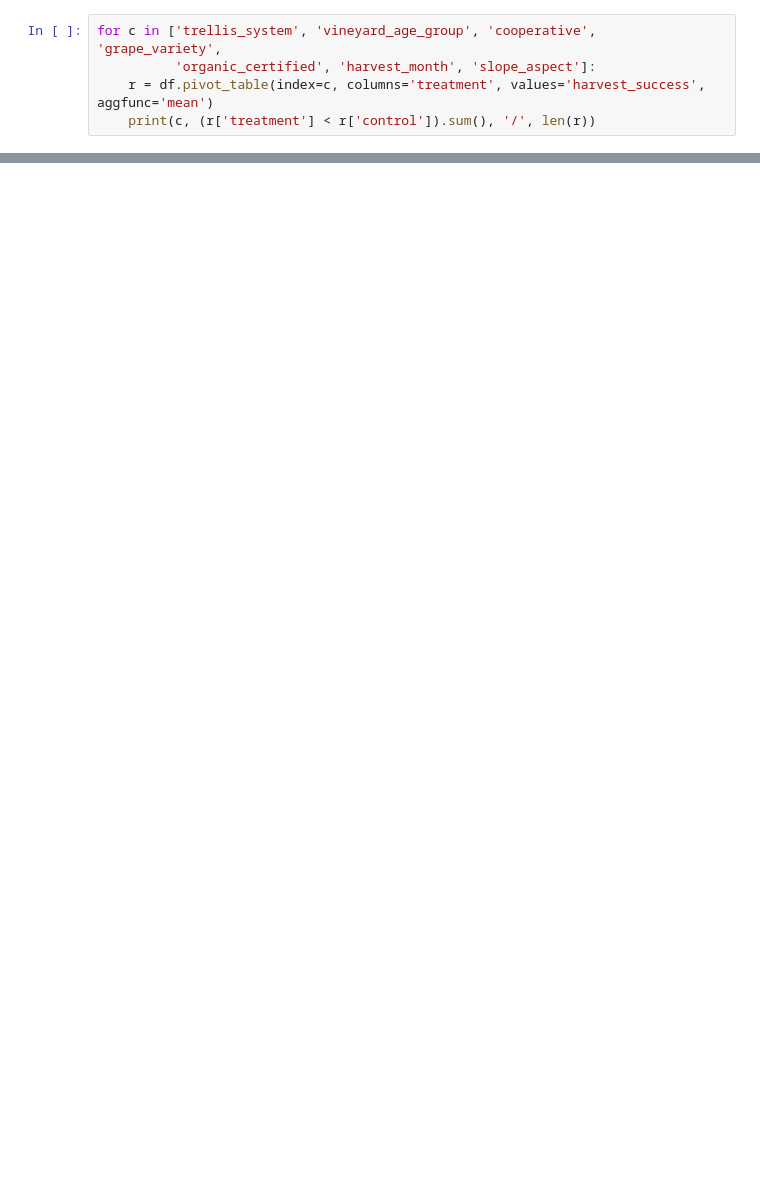
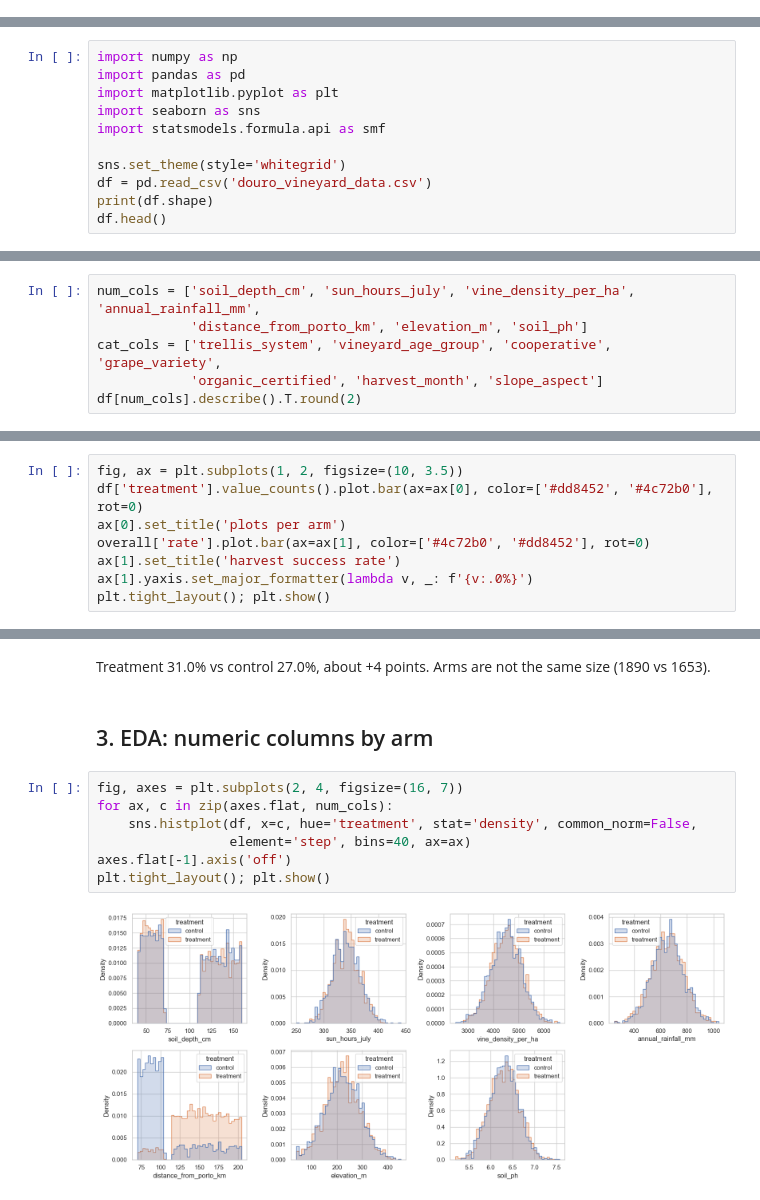
Before and after one commit to Nasalciuc/LMML-hacktone-2026, a Jupyter notebook: 45 Portugal/01 Douro Paradox/douro_paradox.ipynb, the cells around one changed output, grey strips where cells are left out. Cells and saved outputs as stored; diff of their text form; blank space fills up the shorter version.

Commit message:
Portugal: more EDA in Douro notebook

```diff
--- a/45 Portugal/01 Douro Paradox/douro_paradox.ipynb
+++ b/45 Portugal/01 Douro Paradox/douro_paradox.ipynb
@@ -52,5 +0,0 @@ Other columns, groups where control wins:
-# %%
-for c in ['trellis_system', 'vineyard_age_group', 'cooperative', 'grape_variety',
-          'organic_certified', 'harvest_month', 'slope_aspect']:
-    r = df.pivot_table(index=c, columns='treatment', values='harvest_success', aggfunc='mean')
-    print(c, (r['treatment'] < r['control']).sum(), '/', len(r))
@@ -64,0 +9,11 @@ slope_aspect 1 / 4
+# %%
+import numpy as np
+import pandas as pd
+import matplotlib.pyplot as plt
+import seaborn as sns
+import statsmodels.formula.api as smf
+
+sns.set_theme(style='whitegrid')
+df = pd.read_csv('douro_vineyard_data.csv')
+print(df.shape)
+df.head()
@@ -64,0 +39,6 @@ slope_aspect 1 / 4
+# %%
+num_cols = ['soil_depth_cm', 'sun_hours_july', 'vine_density_per_ha', 'annual_rainfall_mm',
+            'distance_from_porto_km', 'elevation_m', 'soil_ph']
+cat_cols = ['trellis_system', 'vineyard_age_group', 'cooperative', 'grape_variety',
+            'organic_certified', 'harvest_month', 'slope_aspect']
+df[num_cols].describe().T.round(2)
@@ -64,0 +64,8 @@ slope_aspect 1 / 4
+# %%
+fig, ax = plt.subplots(1, 2, figsize=(10, 3.5))
+df['treatment'].value_counts().plot.bar(ax=ax[0], color=['#dd8452', '#4c72b0'], rot=0)
+ax[0].set_title('plots per arm')
+overall['rate'].plot.bar(ax=ax[1], color=['#4c72b0', '#dd8452'], rot=0)
+ax[1].set_title('harvest success rate')
+ax[1].yaxis.set_major_formatter(lambda v, _: f'{v:.0%}')
+plt.tight_layout(); plt.show()
@@ -64,0 +74,13 @@ slope_aspect 1 / 4
+# %% [markdown]
+Treatment 31.0% vs control 27.0%, about +4 points. Arms are not the same size (1890 vs 1653).
+# %% [markdown]
+## 3. EDA: numeric columns by arm
+# %%
+fig, axes = plt.subplots(2, 4, figsize=(16, 7))
+for ax, c in zip(axes.flat, num_cols):
+    sns.histplot(df, x=c, hue='treatment', stat='density', common_norm=False,
+                 element='step', bins=40, ax=ax)
+axes.flat[-1].axis('off')
+plt.tight_layout(); plt.show()
+# %% [output]
+[figure, added]
```
Also changed, not shown: parts of 45 cells of this notebook.
